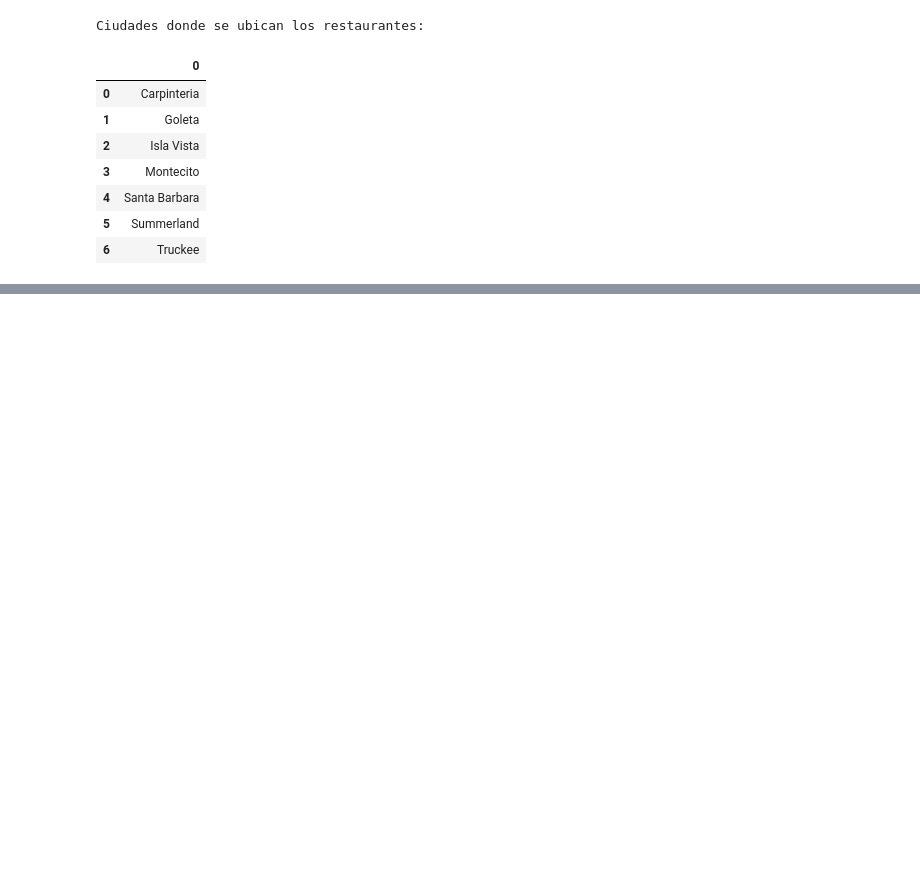
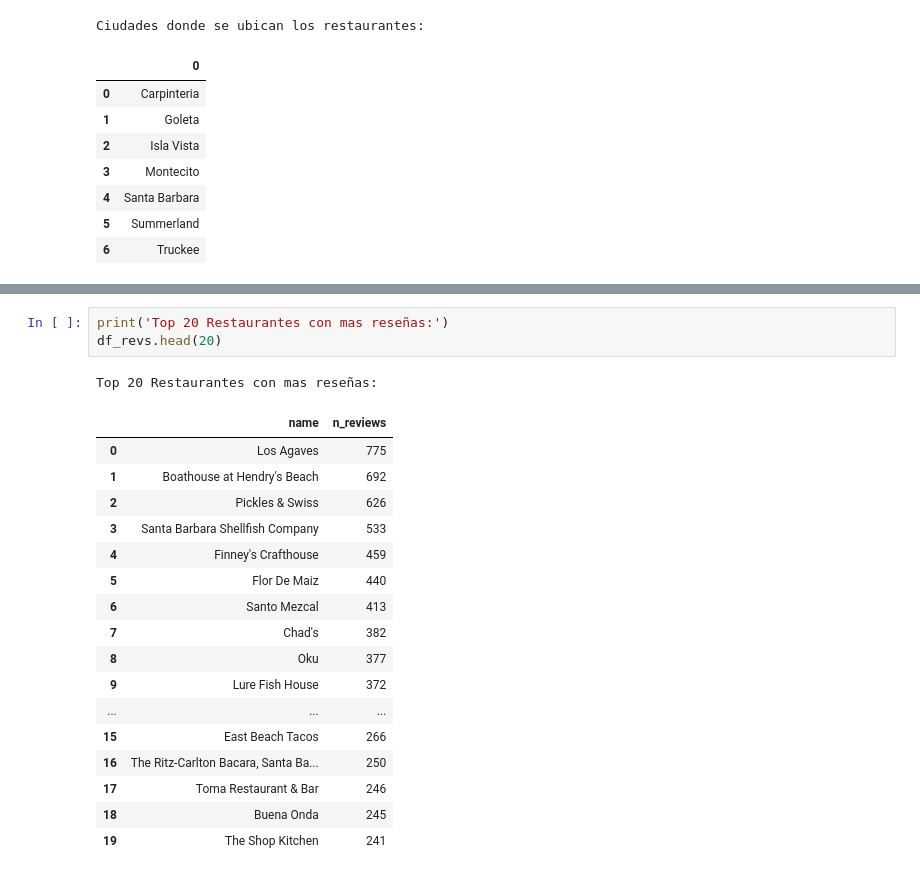
Before and after one commit to ivnlee/proyecto-portafolio, a Jupyter notebook: notebooks/initial_analysis.ipynb, the cells around one changed output, grey strips where cells are left out. Saved outputs shown, nothing was run; the diff lists cells and outputs as text; blank space fills up the shorter version.

```diff
--- a/notebooks/initial_analysis.ipynb
+++ b/notebooks/initial_analysis.ipynb
@@ -257,0 +298,22 @@ unique_counts
+# %%
+print('Top 20 Restaurantes con mas reseñas:')
+df_revs.head(20)
+# %% [output]
+Top 20 Restaurantes con mas reseñas:
+|  | name | n_reviews |
+| 0 | Los Agaves | 775 |
+| 1 | Boathouse at Hendry's Beach | 692 |
+| 2 | Pickles & Swiss | 626 |
+| 3 | Santa Barbara Shellfish Company | 533 |
+| 4 | Finney's Crafthouse | 459 |
+| 5 | Flor De Maiz | 440 |
+| 6 | Santo Mezcal | 413 |
+| 7 | Chad's | 382 |
+| 8 | Oku | 377 |
+| 9 | Lure Fish House | 372 |
+| ... | ... | ... |
+| 15 | East Beach Tacos | 266 |
+| 16 | The Ritz-Carlton Bacara, Santa Ba... | 250 |
+| 17 | Toma Restaurant & Bar | 246 |
+| 18 | Buena Onda | 245 |
+| 19 | The Shop Kitchen | 241 |
```
Also changed, not shown: parts of 10 cells of this notebook.
